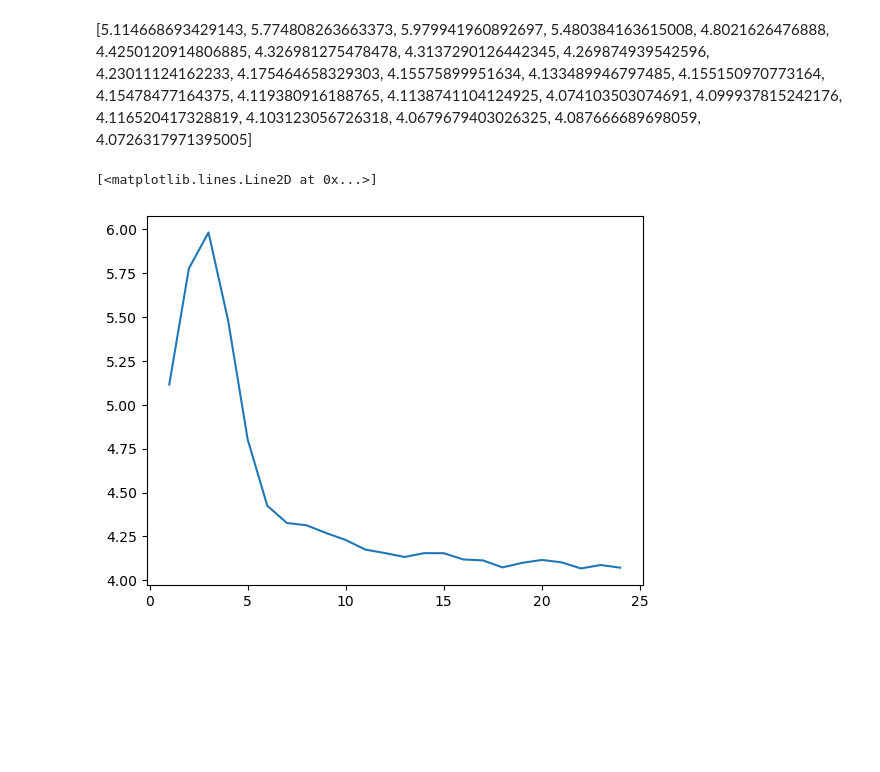
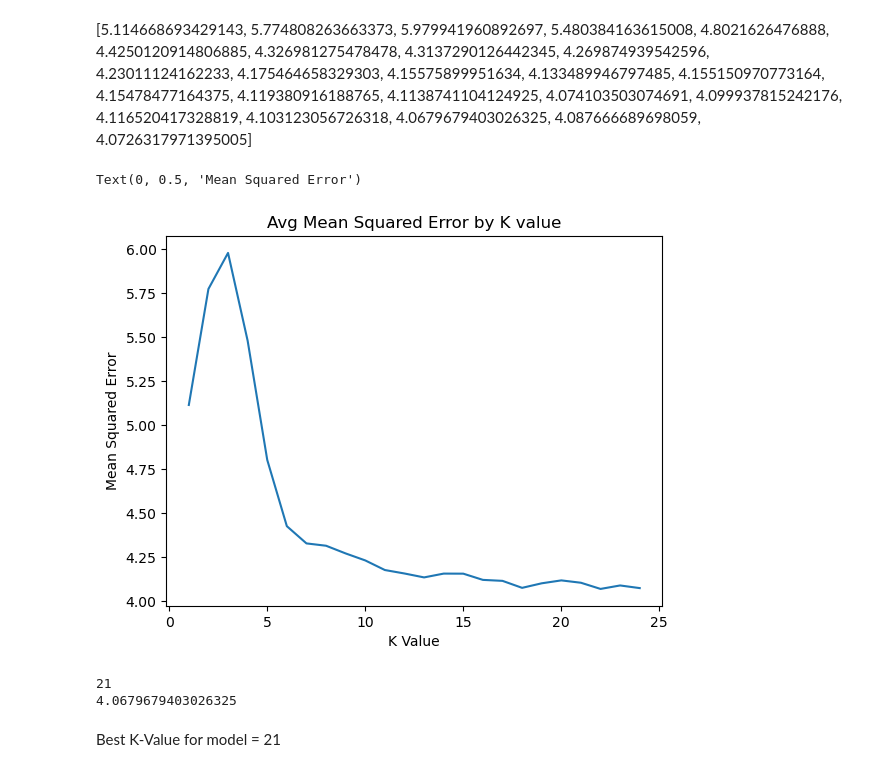
Before and after one commit to DanHL0/COGS109, a Jupyter notebook: COGS109_FInal_Project.ipynb, the cells around one changed output. Saved outputs shown, nothing was run; the diff lists cells and outputs as text; code cells hidden in the pictures; blank space fills up the shorter version.

Commit message:
Update COGS109_FInal_Project.ipynb
added graph labels

```diff
--- a/COGS109_FInal_Project.ipynb
+++ b/COGS109_FInal_Project.ipynb
@@ -199,7 +199,22 @@ print(avgMSElist)
 # %%
 avgMSElist = [5.114668693429143, 5.774808263663373, 5.979941960892697, 5.480384163615008, 4.8021626476888, 4.4250120914806885, 4.326981275478478, 4.3137290126442345, 4.269874939542596, 4.23011124162233, 4.175464658329303, 4.15575899951634, 4.133489946797485, 4.155150970773164, 4.15478477164375, 4.119380916188765, 4.1138741104124925, 4.074103503074691, 4.099937815242176, 4.116520417328819, 4.103123056726318, 4.0679679403026325, 4.087666689698059, 4.0726317971395005]
 cntr = list(range(1,25))
 plt.plot(cntr,avgMSElist)
+plt.title('Avg Mean Squared Error by K value')
+plt.xlabel('K Value')
+plt.ylabel('Mean Squared Error')
 # %% [output]
-[<matplotlib.lines.Line2D at 0x...>]
+Text(0, 0.5, 'Mean Squared Error')
-[figure, old version]
+[figure, new version]
+# %%
+minMSE = 10
+for i in avgMSElist:
+    if i<minMSE:
+        minMSE = i
+print(avgMSElist.index(minMSE))
+print(minMSE)
+# %% [output]
+21
+4.0679679403026325
+# %% [markdown]
+Best K-Value for model = 21
```
